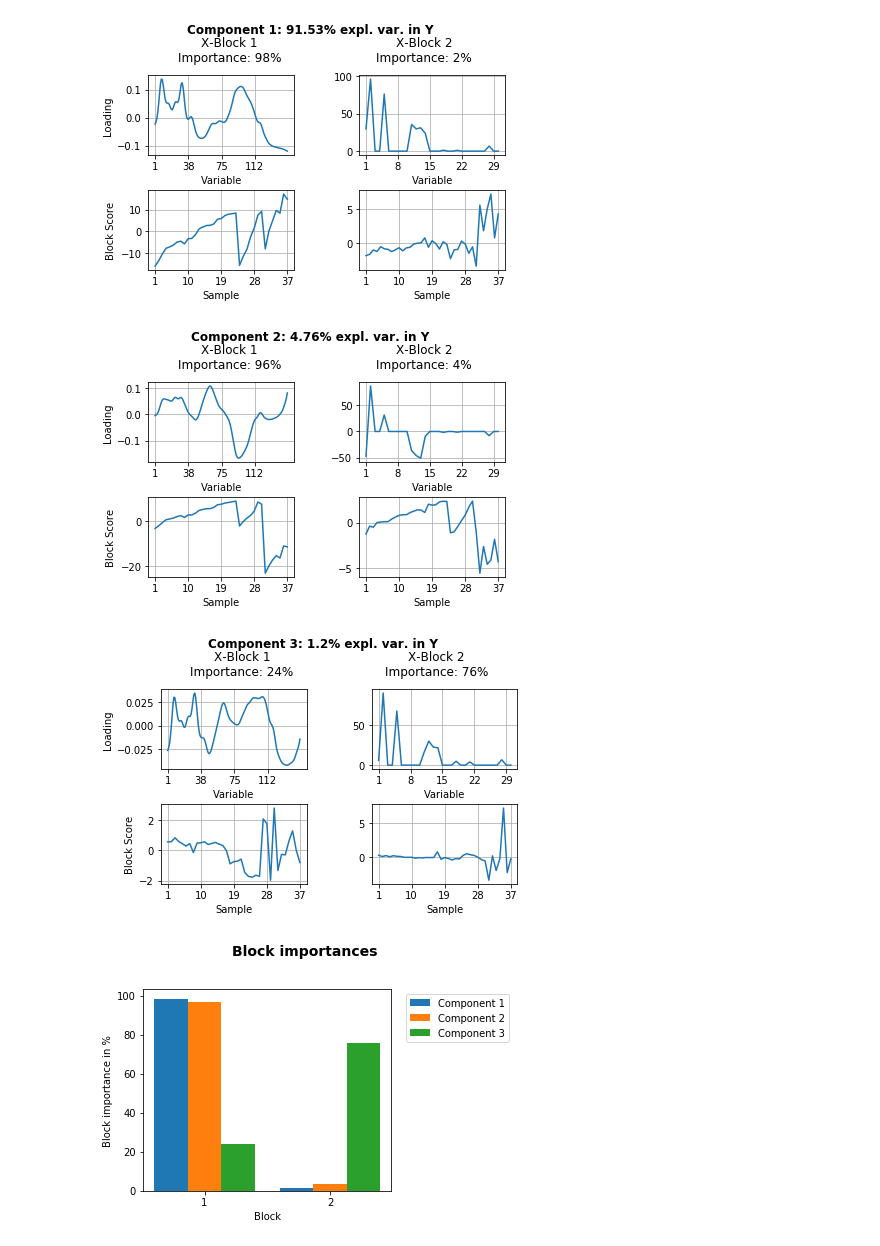
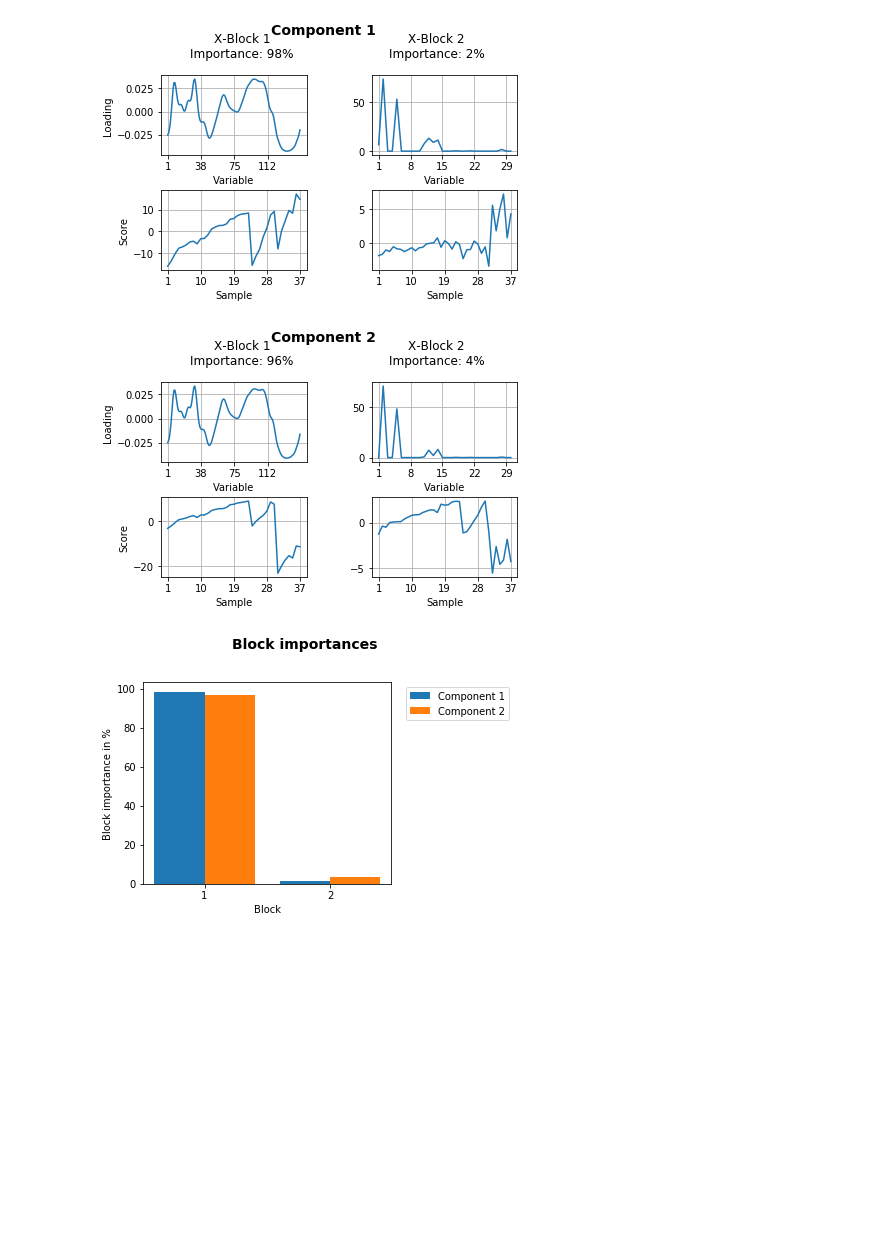
Before and after one commit to DTUComputeStatisticsAndDataAnalysis/MBPLS, a Jupyter notebook: examples/MBPLS_intro/MultiblockPLS_PectinYield.ipynb, the cells around one changed output. Saved outputs shown, nothing was run; the diff lists cells and outputs as text; code cells hidden in the pictures; blank space fills up the shorter version.

```diff
--- a/examples/MBPLS_intro/MultiblockPLS_PectinYield.ipynb
+++ b/examples/MBPLS_intro/MultiblockPLS_PectinYield.ipynb
@@ -29,0 +12,2 @@ To get started with our MBPLS modeling we merge all dataframes across the sample
+# %%
+data = load_Intro_Data()
@@ -30,7 +16,13 @@ To get started with our MBPLS modeling we merge all dataframes across the sample
+# %%
+ftir1 = data['ftir1']
+ftir2 = data['ftir2']
+ftir3 = data['ftir3']
+carb1 = data['extraction1']
+carb2 = data['extraction2']
+carb3 = data['extraction3']
 # %%
-x1 = pd.concat((ftir1, ftir2, ftir3))
-x2 = pd.concat((carb1, carb2, carb3))
-x2.index = x1.index
-y = np.array(x2.index)
-wavenumbers = x1.columns
-x1x2 = pd.concat((x1, x2), axis=1)
+ftir = pd.concat((ftir1, ftir2, ftir3))
+extractions = pd.concat((carb1, carb2, carb3))
+extractions.index = ftir.index
+yield_all = np.array(extractions.index)
+data = pd.concat((ftir, extractions), axis=1)
@@ -65,12 +32,12 @@ from sklearn.model_selection import cross_val_predict
 from sklearn.metrics import mean_squared_error
 
 mbpls = MBPLS(n_components=3)
-prediction = cross_val_predict(mbpls, x1x2, y, cv=len(x1x2))
+prediction = cross_val_predict(mbpls, data, yield_all, cv=len(ftir))
 prediction = pd.DataFrame(prediction)
-y = pd.DataFrame(y)
-prediction = pd.concat((prediction, y), axis=1)
-prediction.columns=['predicted yield [g]', 'known yield [g]']
-prediction.plot.scatter(x='known yield [g]', y='predicted yield [g]')
+yield_all = pd.DataFrame(yield_all)
+prediction = pd.concat((prediction, yield_all), axis=1)
+prediction.columns=['predicted yield', 'known yield']
+prediction.plot.scatter(x='known yield', y='predicted yield')
 plt.plot([prediction.min().min(), prediction.max().max()], [prediction.min().min(), prediction.max().max()], color='red')
-plt.title('MSE = %.6f' % mean_squared_error(prediction['known yield [g]'], prediction['predicted yield [g]']));
+plt.title('MSE = %.6f' % mean_squared_error(prediction['known yield'], prediction['predicted yield']));
 # %% [output]
@@ -83,10 +45,8 @@ Now we want to find out more about how each individual feature block contributes
 # %%
-mbpls = MBPLS(n_components=3)
-mbpls.fit(X=[x1, x2], Y=y)
-# Plot results for the first 3 components (=LVs)
-mbpls.plot(num_components=3)
+mbpls = MBPLS(n_components=2)
+mbpls.fit_transform(X=[ftir, extractions], y=yield_all)
+mbpls.plot(num_components=2)
 # %% [output]
-[figure, old version]
+[figure, new version]
-[figure, old version]
+[figure, new version]
-[figure, old version]
+[figure, new version]
-[figure, removed]
```
Also changed, not shown: parts of 19 cells of this notebook, 14 other files.
